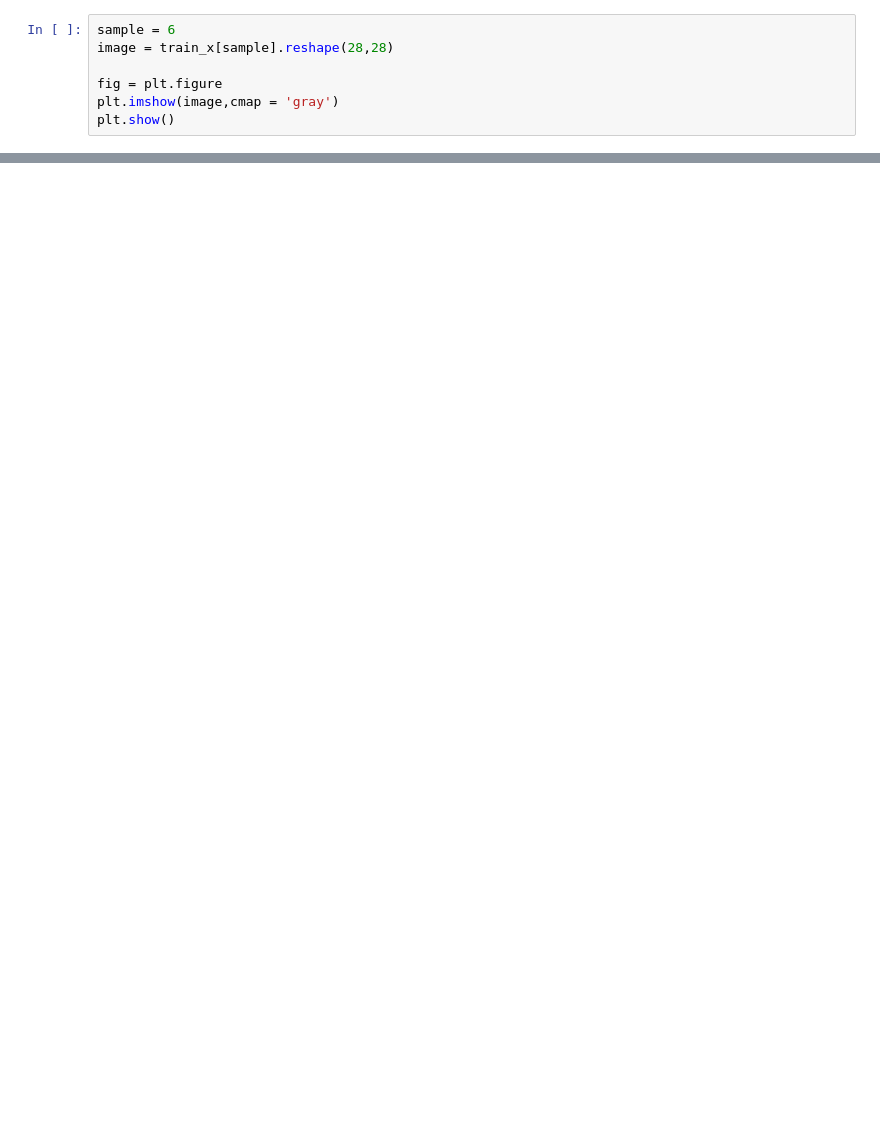
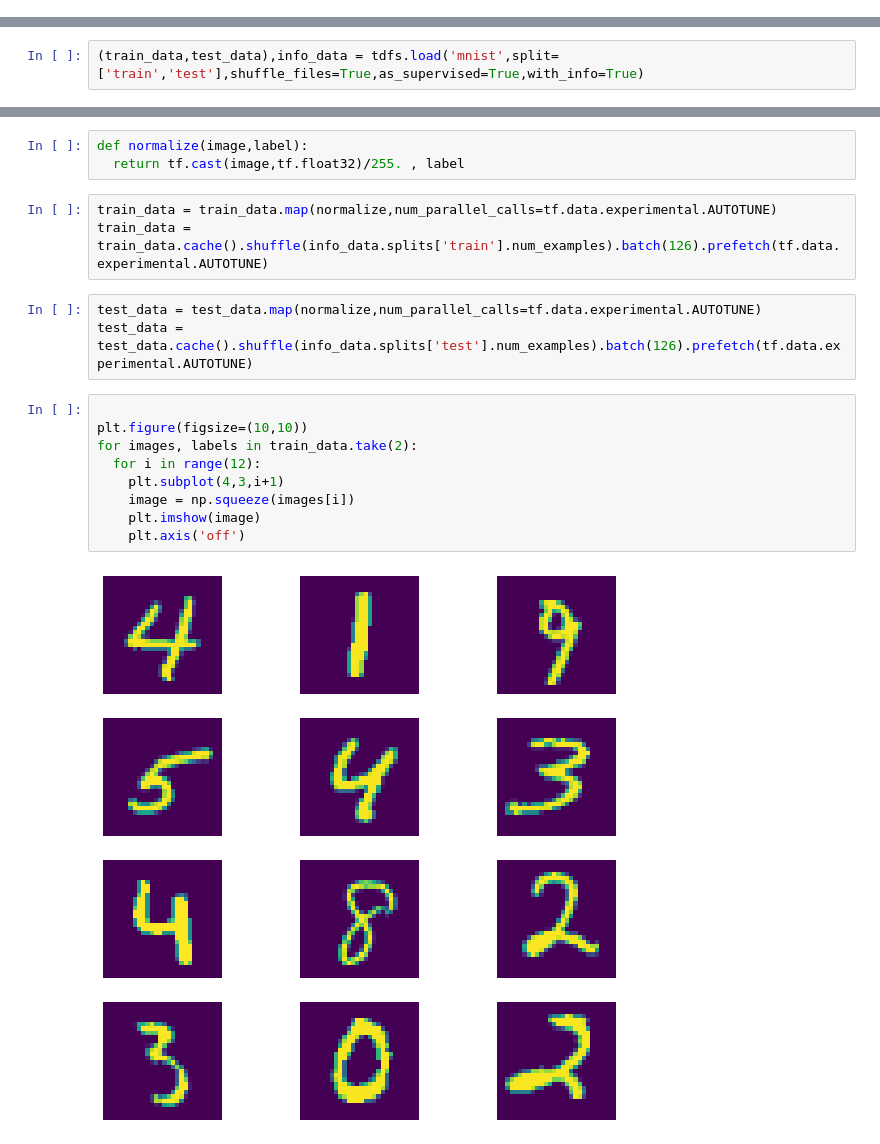
Before and after one commit to pavankumarallu/K_ML, a Jupyter notebook: NumberDetection.ipynb, the cells around one changed output, grey strips where cells are left out. Saved outputs shown, nothing was run; the diff lists cells and outputs as text; blank space fills up the shorter version.

```diff
--- a/NumberDetection.ipynb
+++ b/NumberDetection.ipynb
@@ -73,7 +2,0 @@ print(train_x.shape,test_x.shape,train_y.shape,test_y.shape)
-# %%
-sample = 6
-image = train_x[sample].reshape(28,28)
-
-fig = plt.figure
-plt.imshow(image,cmap = 'gray')
-plt.show()
@@ -141,0 +8,2 @@ model.compile(optimizer=optimizer,loss = 'sparse_categorical_crossentropy',metri
+# %%
+(train_data,test_data),info_data = tdfs.load('mnist',split=['train','test'],shuffle_files=True,as_supervised=True,with_info=True)
@@ -141,0 +17,20 @@ model.compile(optimizer=optimizer,loss = 'sparse_categorical_crossentropy',metri
+# %%
+def normalize(image,label):
+  return tf.cast(image,tf.float32)/255. , label
+# %%
+train_data = train_data.map(normalize,num_parallel_calls=tf.data.experimental.AUTOTUNE)
+train_data = train_data.cache().shuffle(info_data.splits['train'].num_examples).batch(126).prefetch(tf.data.experimental.AUTOTUNE)
+# %%
+test_data = test_data.map(normalize,num_parallel_calls=tf.data.experimental.AUTOTUNE)
+test_data = test_data.cache().shuffle(info_data.splits['test'].num_examples).batch(126).prefetch(tf.data.experimental.AUTOTUNE)
+# %%
+
+plt.figure(figsize=(10,10))
+for images, labels in train_data.take(2):
+  for i in range(12):
+    plt.subplot(4,3,i+1)
+    image = np.squeeze(images[i])
+    plt.imshow(image)
+    plt.axis('off')
+# %% [output]
+[figure, added]
```
Also changed, not shown: parts of 35 cells of this notebook.
